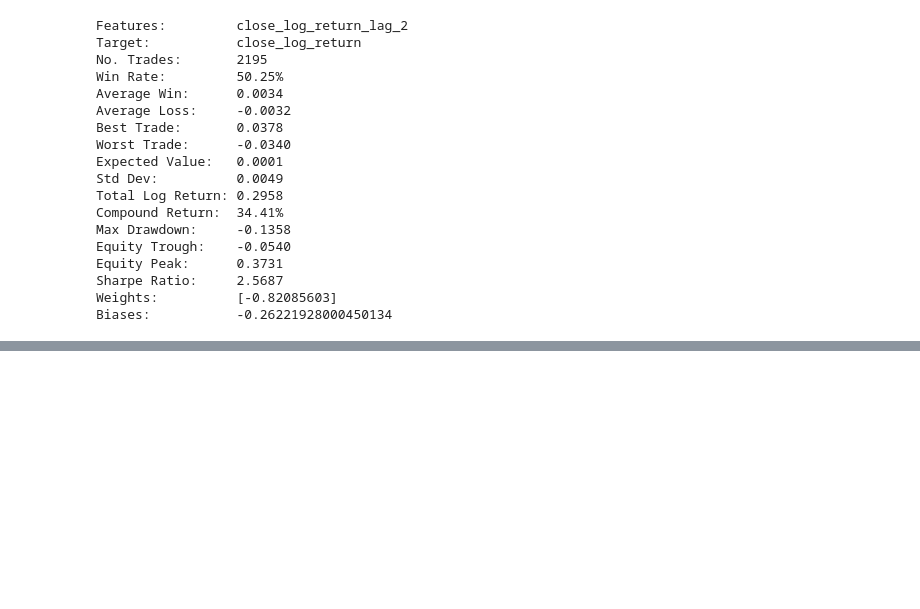
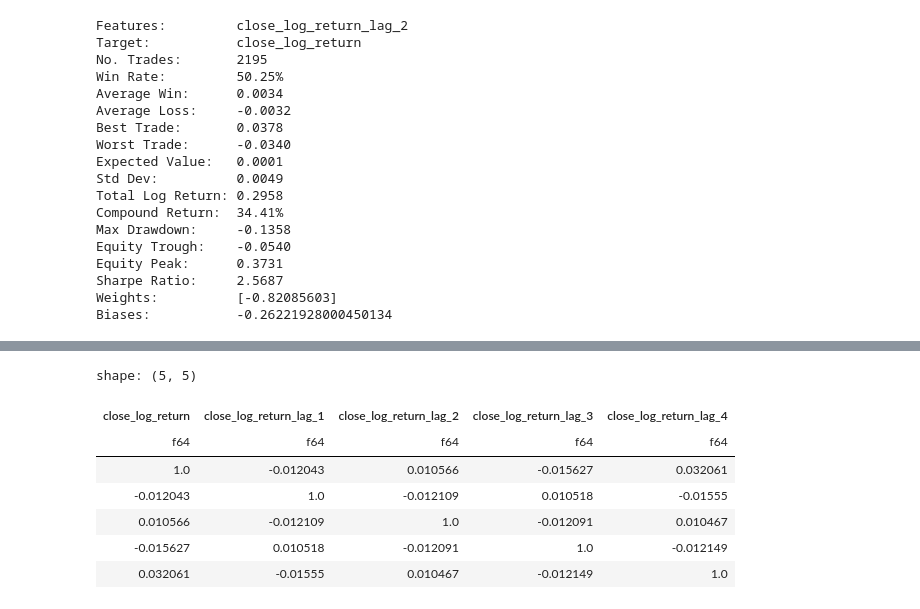
Before and after one commit to nickderaj/quant-trading-labs, a Jupyter notebook: src/research.ipynb, the cells around one changed output, grey strips where cells are left out. Saved outputs shown, nothing was run; the diff lists cells and outputs as text; code cells hidden in the pictures; blank space fills up the shorter version.

Commit message:
auto reg correlation matrix

```diff
--- a/src/research.ipynb
+++ b/src/research.ipynb
@@ -558,3 +557,14 @@ shape: (4, 18)
 | "close_log_return_lag_3" | "close_log_return" | 2195 | 0.502506 | 0.00341 | -0.003174 | 0.037794 | -0.033952 | 0.000135 | 0.004909 | ... |
 | "close_log_return_lag_2" | "close_log_return" | 2195 | 0.499317 | 0.003244 | -0.00334 | 0.037794 | -0.033952 | -0.000052 | 0.004911 | ... |
 | "close_log_return_lag_4" | "close_log_return" | 2195 | 0.497494 | 0.003174 | -0.00341 | 0.033952 | -0.037794 | -0.000135 | 0.004909 | ... |
+# %%
+research.auto_reg_corr_matrx(ts, target, max_lags)
+# %% [output]
+shape: (5, 5)
+| close_log_return | close_log_return_lag_1 | close_log_return_lag_2 | close_log_return_lag_3 | close_log_return_lag_4 |
+| f64 | f64 | f64 | f64 | f64 |
+| 1.0 | -0.012043 | 0.010566 | -0.015627 | 0.032061 |
+| -0.012043 | 1.0 | -0.012109 | 0.010518 | -0.01555 |
+| 0.010566 | -0.012109 | 1.0 | -0.012091 | 0.010467 |
+| -0.015627 | 0.010518 | -0.012091 | 1.0 | -0.012149 |
+| 0.032061 | -0.01555 | 0.010467 | -0.012149 | 1.0 |
```
Also changed, not shown: parts of 2 cells of this notebook, 1 other file.
